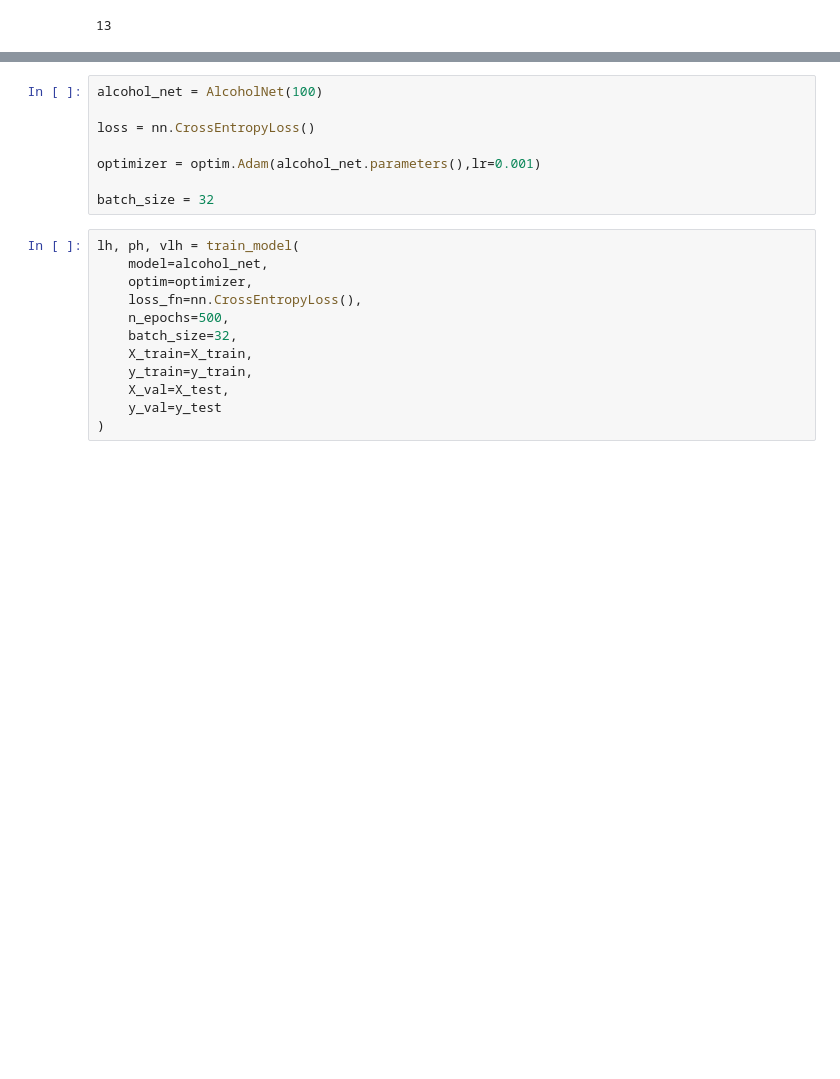
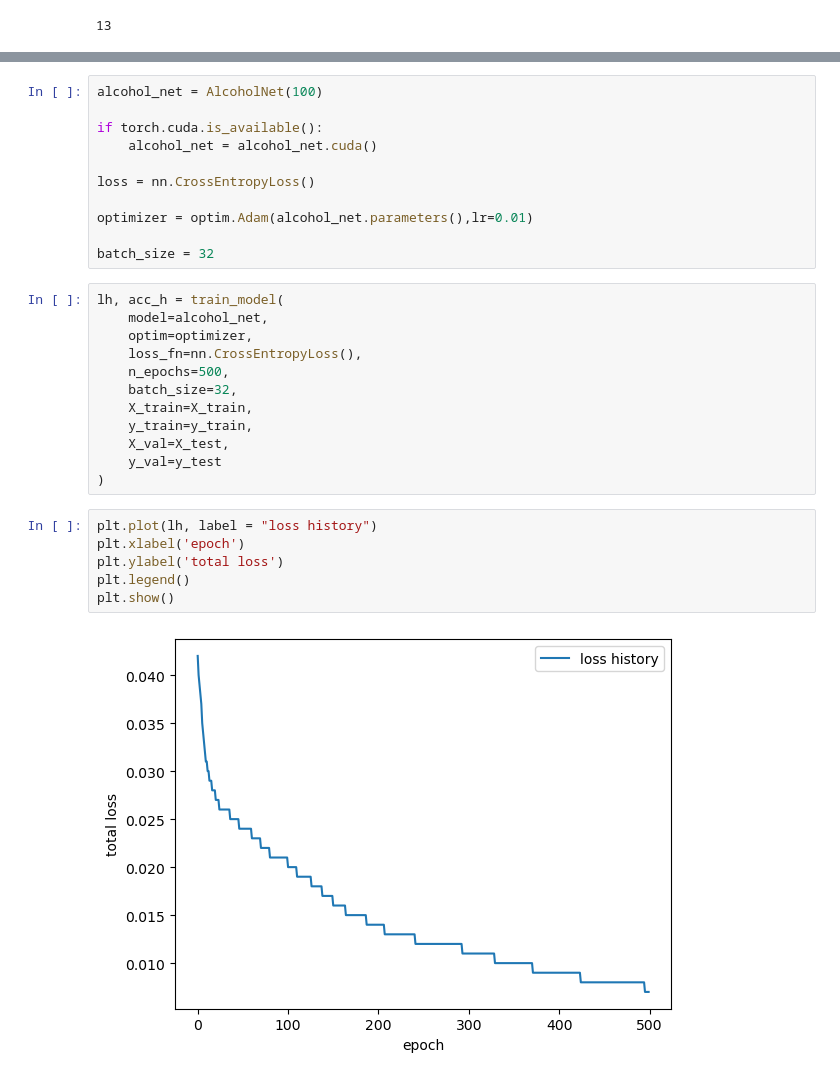
Before and after one commit to diemvs/hse_hw, a Jupyter notebook: dl/homework_01.ipynb, the cells around one changed output, grey strips where cells are left out. Cells and saved outputs as stored; diff of their text form; blank space fills up the shorter version.

```diff
--- a/dl/homework_01.ipynb
+++ b/dl/homework_01.ipynb
@@ -681,13 +673,16 @@ class AlcoholNet(nn.Module):
 # %%
 alcohol_net = AlcoholNet(100)
 
+if torch.cuda.is_available():
+    alcohol_net = alcohol_net.cuda()
+
 loss = nn.CrossEntropyLoss()
 
-optimizer = optim.Adam(alcohol_net.parameters(),lr=0.001)
+optimizer = optim.Adam(alcohol_net.parameters(),lr=0.01)
 
 batch_size = 32
 # %%
-lh, ph, vlh = train_model(
+lh, acc_h = train_model(
     model=alcohol_net,
     optim=optimizer,
     loss_fn=nn.CrossEntropyLoss(),
@@ -698,3 +693,11 @@ lh, ph, vlh = train_model(
     X_val=X_test,
     y_val=y_test
 )
+# %%
+plt.plot(lh, label = "loss history")
+plt.xlabel('epoch')
+plt.ylabel('total loss')
+plt.legend()
+plt.show()
+# %% [output]
+[figure, added]
```
Also changed, not shown: parts of 8 cells of this notebook.
